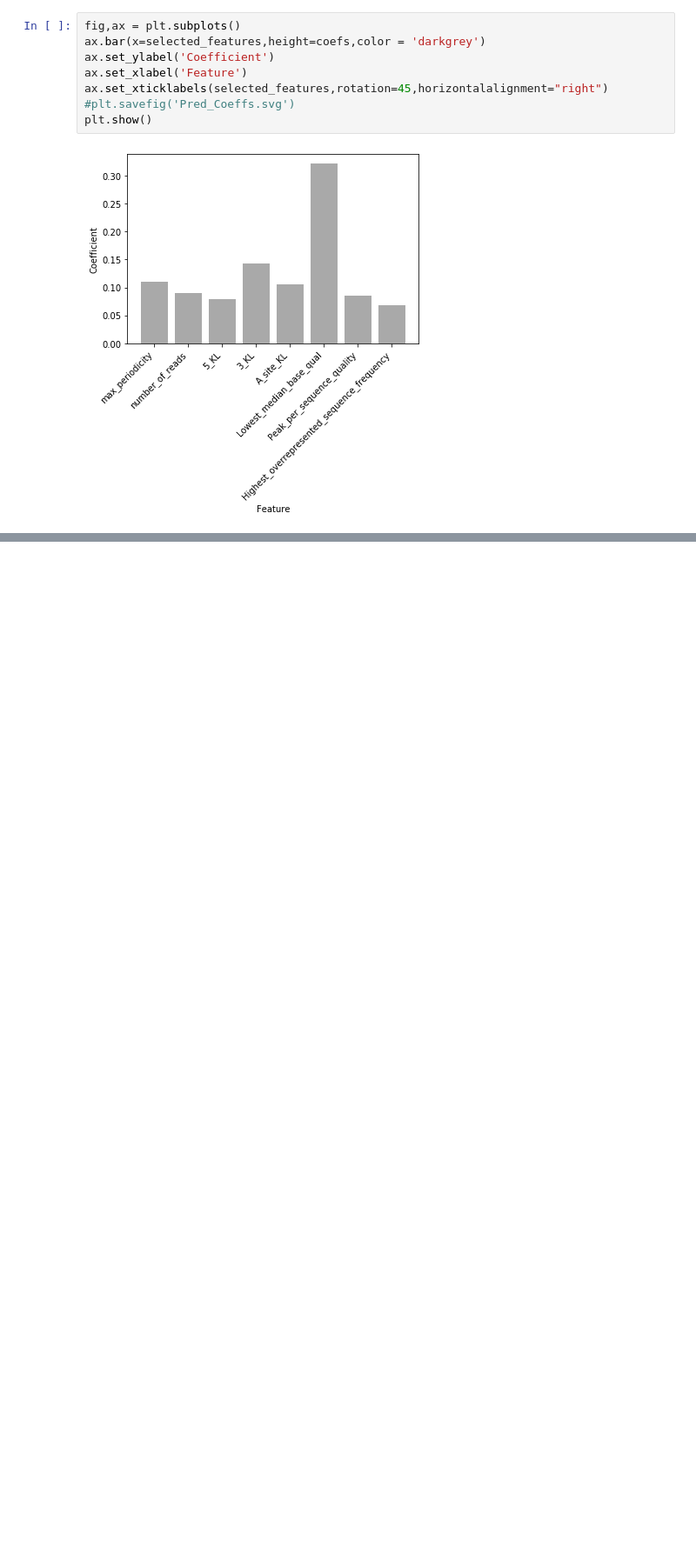
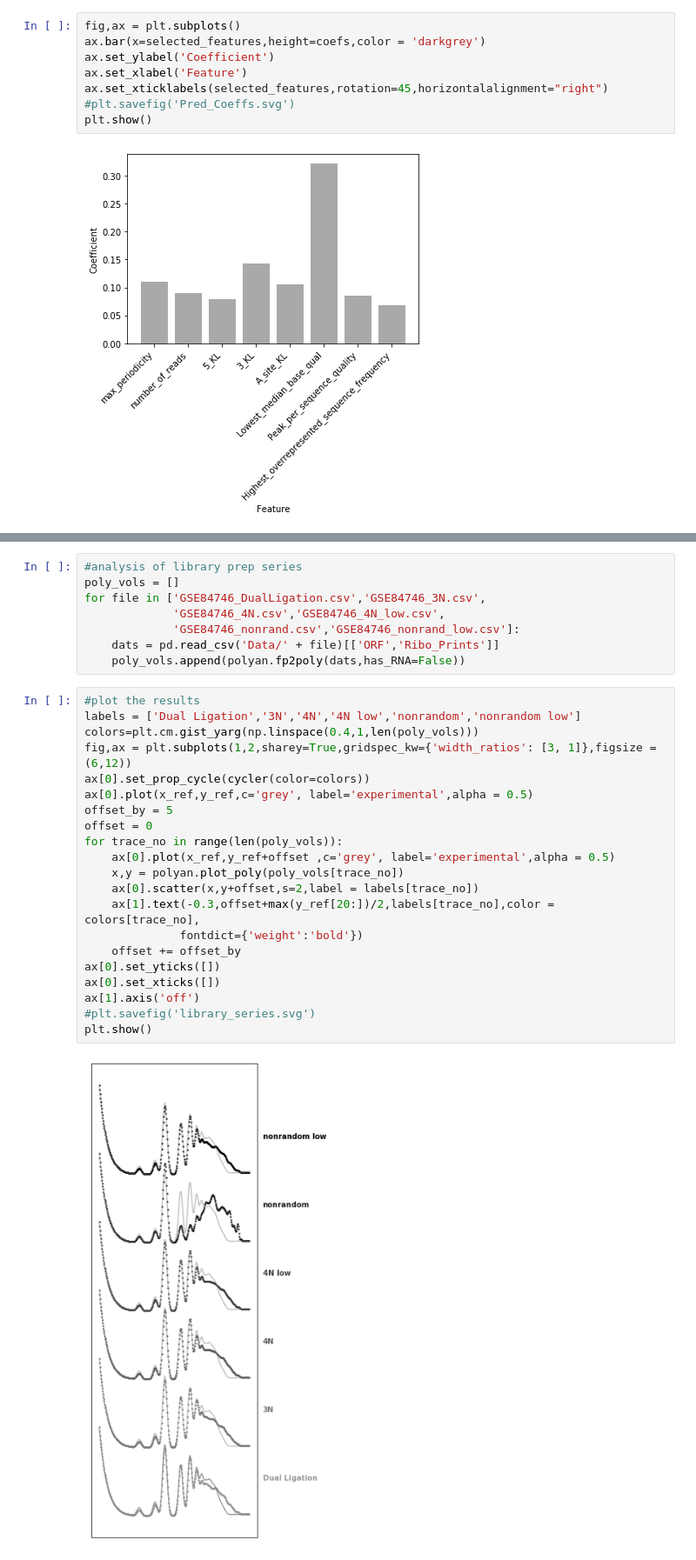
Before and after one commit to tobiasvonderhaar/polysomes, a Jupyter notebook: Figure 7 revised.ipynb, the cells around one changed output, grey strips where cells are left out. Shown at 87% size. Saved outputs shown, nothing was run; the diff lists cells and outputs as text; blank space fills up the shorter version.

```diff
--- a/Figure 7 revised.ipynb
+++ b/Figure 7 revised.ipynb
@@ -79,0 +130,31 @@ plt.show()
+# %%
+#analysis of library prep series
+poly_vols = []
+for file in ['GSE84746_DualLigation.csv','GSE84746_3N.csv',
+             'GSE84746_4N.csv','GSE84746_4N_low.csv',
+             'GSE84746_nonrand.csv','GSE84746_nonrand_low.csv']:
+    dats = pd.read_csv('Data/' + file)[['ORF','Ribo_Prints']]
+    poly_vols.append(polyan.fp2poly(dats,has_RNA=False))
+# %%
+#plot the results
+labels = ['Dual Ligation','3N','4N','4N low','nonrandom','nonrandom low']
+colors=plt.cm.gist_yarg(np.linspace(0.4,1,len(poly_vols)))
+fig,ax = plt.subplots(1,2,sharey=True,gridspec_kw={'width_ratios': [3, 1]},figsize = (6,12))
+ax[0].set_prop_cycle(cycler(color=colors))
+ax[0].plot(x_ref,y_ref,c='grey', label='experimental',alpha = 0.5)
+offset_by = 5
+offset = 0
+for trace_no in range(len(poly_vols)):
+    ax[0].plot(x_ref,y_ref+offset ,c='grey', label='experimental',alpha = 0.5)
+    x,y = polyan.plot_poly(poly_vols[trace_no])
+    ax[0].scatter(x,y+offset,s=2,label = labels[trace_no])
+    ax[1].text(-0.3,offset+max(y_ref[20:])/2,labels[trace_no],color = colors[trace_no],
+              fontdict={'weight':'bold'})
+    offset += offset_by
+ax[0].set_yticks([])
+ax[0].set_xticks([])
+ax[1].axis('off')
+#plt.savefig('library_series.svg')
+plt.show()
+# %% [output]
+[figure, added]
```
Also changed, not shown: parts of 8 cells of this notebook, 2 other files.
